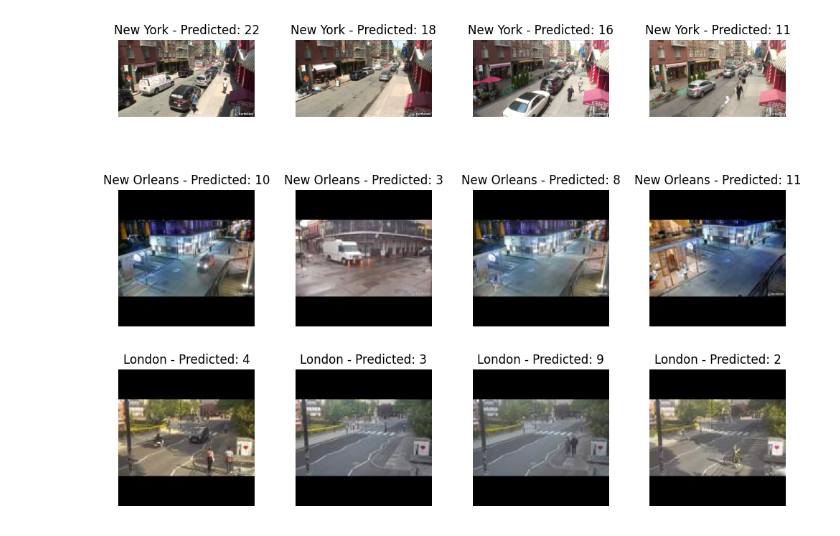
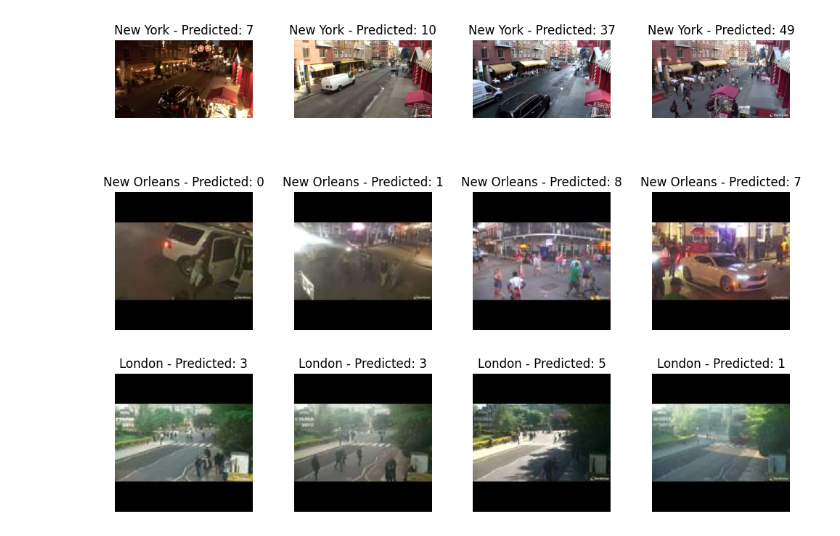
Before and after one commit to Raphaaella/CNN-to-Evaluate-Social-Distancing-Measures, a Jupyter notebook: 01_code/4_Analysis/analysis_yolo.ipynb, the cells around one changed output. Drawn from its saved outputs; the diff is of its cells as text; code cells hidden in the pictures.

Commit message:
analyses yolo cnn

```diff
--- a/01_code/4_Analysis/analysis_yolo.ipynb
+++ b/01_code/4_Analysis/analysis_yolo.ipynb
@@ -51,5 +62,5 @@ def count_people_from_yolo(image_path, model):
 # %%
-# Define paths to image folders
+# define paths to image folders
 folder_paths = {
     'New York': '/kaggle/input/deeplearningproject/data_analysis/data_analysis/Filtered_Images/NewYork_filtered',
     'New Orleans': '/kaggle/input/deeplearningproject/data_analysis/data_analysis/Filtered_Images/NewOrleans_filtered',
@@ -75,46 +86,46 @@ def visualize_prediction(model, year, number_of_images_per_city=2):
                     city_image_files.append((city, filename))
 
         if len(city_image_files) >= number_of_images_per_city:
-            # Randomly select the specified number of images for this city
+            # randomly select the specified number of images for this city
             selected_images = random.sample(city_image_files, number_of_images_per_city)
             all_image_files.extend(selected_images)
         else:
-            # In case there are fewer images than required, select all
+            # in case there are fewer images than required, select all
             all_image_files.extend(city_image_files)
 
     total_images = len(all_image_files)
     rows = math.ceil(total_images / 4)
     cols = min(4, total_images)
 
     fig, axes = plt.subplots(rows, cols, figsize=(12, 3 * rows))
     fig.subplots_adjust(hspace=0.3, wspace=0.3)
 
     for i, (city, filename) in enumerate(all_image_files):
         image_dir = folder_paths[city]
         image_path = os.path.join(image_dir, filename)
 
-        # Load and preprocess the image
+        # load and preprocess the image
         image = Image.open(image_path).convert('RGB')
 
-        # Predict using the model
+        # predict using the model
         predicted_count = count_people_from_yolo(image_path, model)
 
-        # Determine the correct axis for single or multiple rows/columns
+        # determine the correct axis for single or multiple rows/columns
         if rows == 1 and cols == 1:
             ax = axes
         elif rows == 1 or cols == 1:
             ax = axes[i]
         else:
             ax = axes[i // cols, i % cols]
 
-        # Display the image with title showing city and predicted count
+        # display the image with title showing city and predicted count
         ax.imshow(image)
         ax.set_title(f"{city} - Predicted: {int(predicted_count)}")
         ax.axis('off')
 
     plt.show()
 
 # Visualize the prediction for images from each city
-visualize_prediction(yolo, "2020", number_of_images_per_city=4)
+visualize_prediction(yolo, "2019", number_of_images_per_city=4)
 # %% [output]
-[figure, old version]
+[figure, new version]
```
Also changed, not shown: parts of 11 cells of this notebook, 1 other file.
